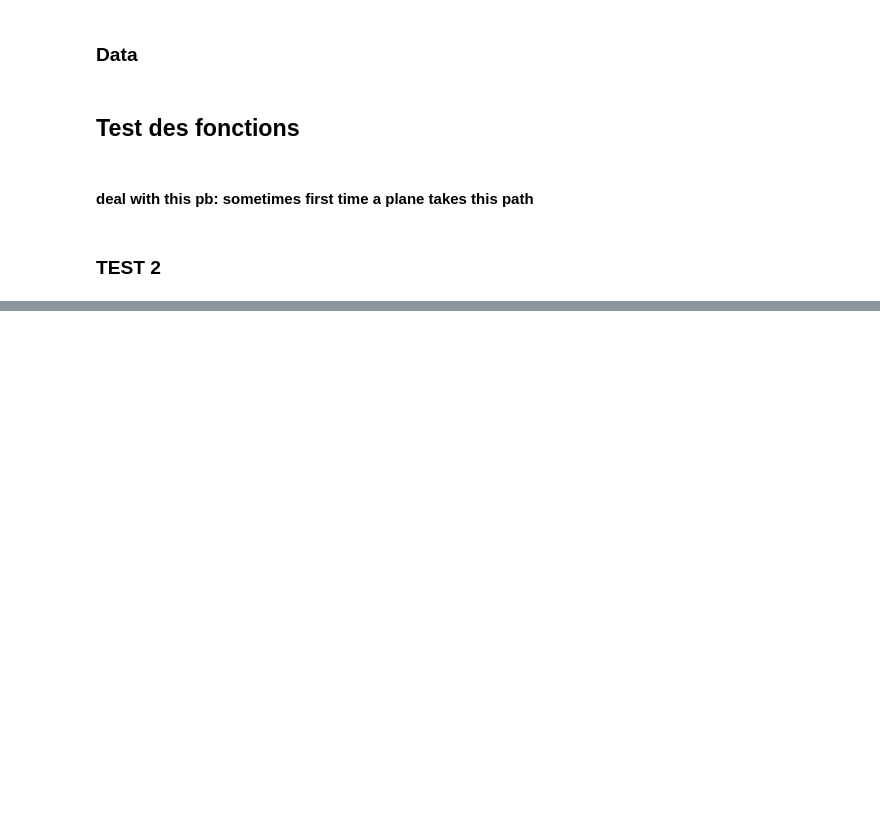
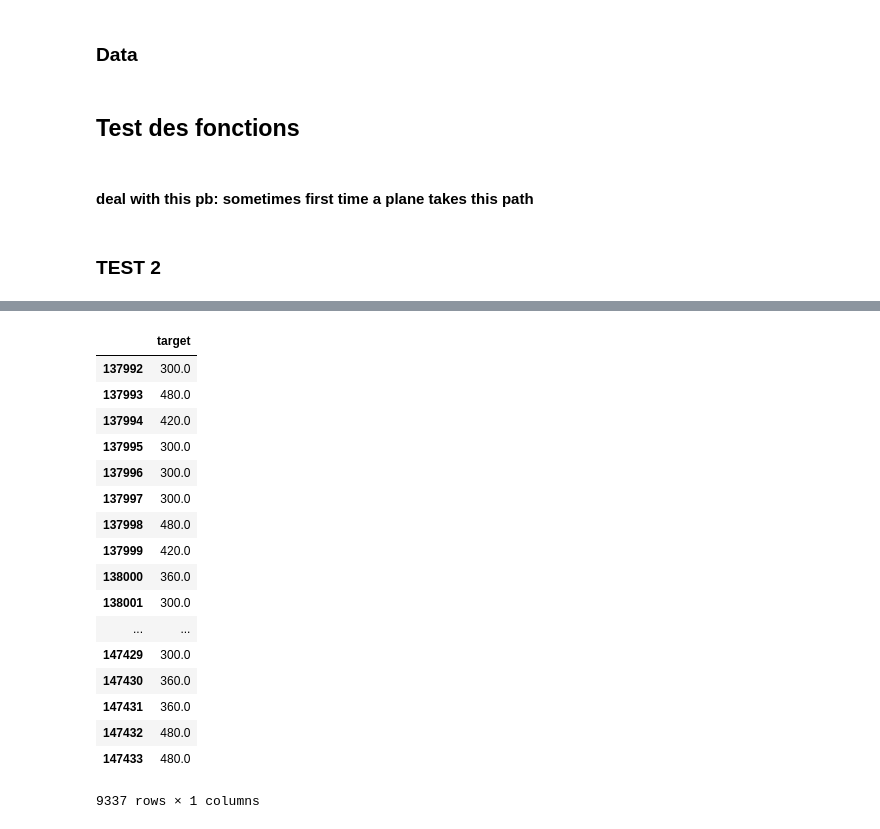
Before and after one commit to arnaudfrn/taxi-time, a Jupyter notebook: Notebook/Test Tristan.ipynb, the cells around one changed output, grey strips where cells are left out. Cells and saved outputs as stored; diff of their text form; code cells hidden in the pictures; blank space fills up the shorter version.

```diff
--- a/Notebook/Test Tristan.ipynb
+++ b/Notebook/Test Tristan.ipynb
@@ -289,0 +312,21 @@ df_tot1[1].loc[X_train.index]
+# %%
+y_test
+# %% [output]
+|  | target |
+| 137992 | 300.0 |
+| 137993 | 480.0 |
+| 137994 | 420.0 |
+| 137995 | 300.0 |
+| 137996 | 300.0 |
+| 137997 | 300.0 |
+| 137998 | 480.0 |
+| 137999 | 420.0 |
+| 138000 | 360.0 |
+| 138001 | 300.0 |
+| ... | ... |
+| 147429 | 300.0 |
+| 147430 | 360.0 |
+| 147431 | 360.0 |
+| 147432 | 480.0 |
+| 147433 | 480.0 |
+9337 rows × 1 columns
```
Also changed, not shown: parts of 14 cells of this notebook.
